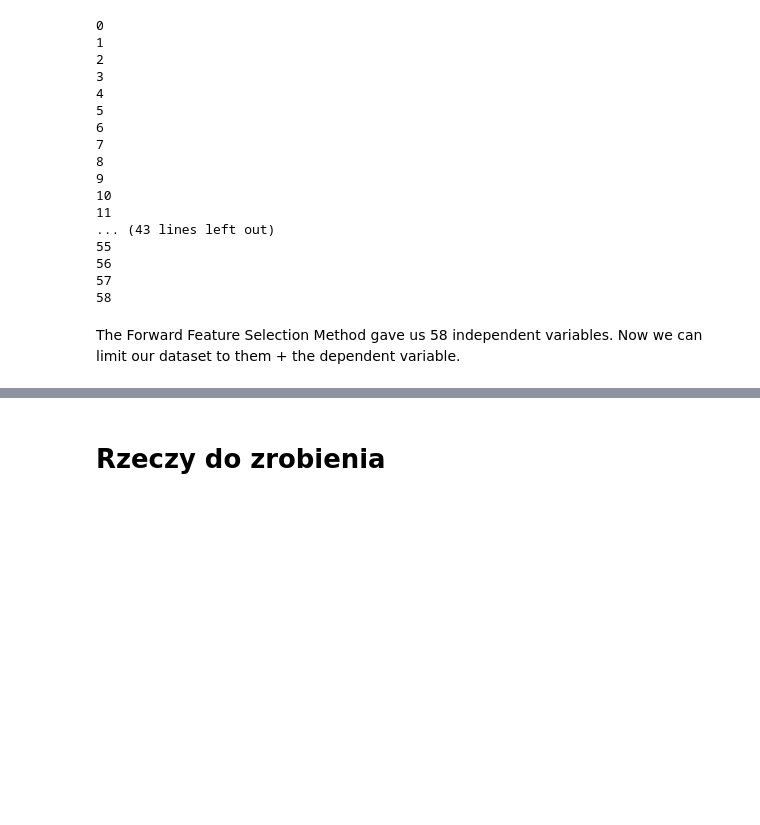
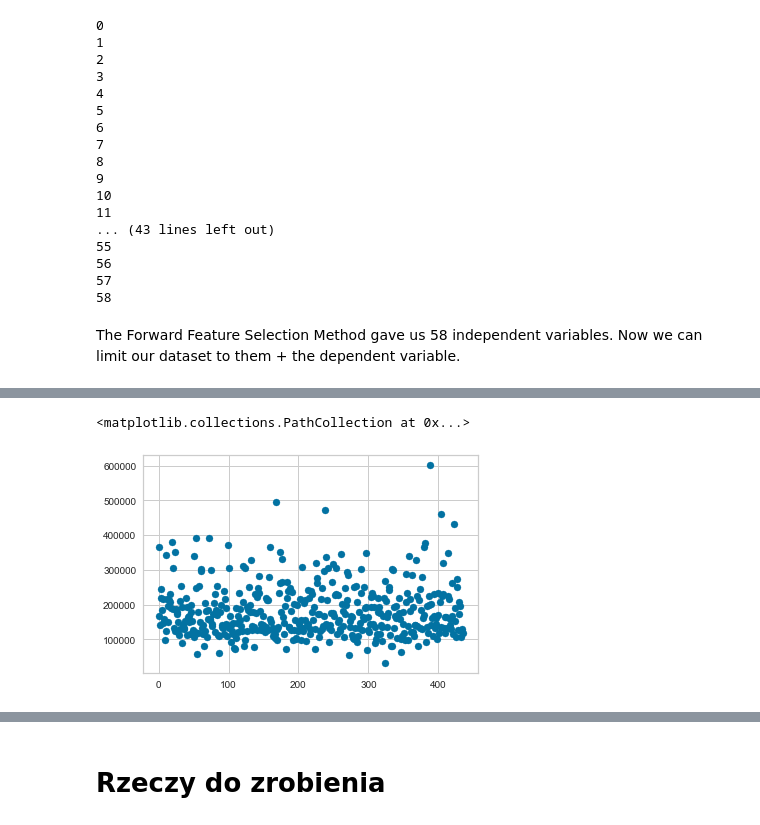
Before and after one commit to GIKroch/ML_small_dataset, a Jupyter notebook: ML_small_ds_v03.ipynb, the cells around one changed output, grey strips where cells are left out. Drawn from its saved outputs; the diff is of its cells as text; code cells hidden in the pictures; blank space fills up the shorter version.

```diff
--- a/ML_small_ds_v03.ipynb
+++ b/ML_small_ds_v03.ipynb
@@ -346,0 +392,5 @@ data
+# %%
+plt.scatter(*zip(*list(enumerate(y_lasso_predict))))
+# %% [output]
+<matplotlib.collections.PathCollection at 0x...>
+[figure, added]
```
Also changed, not shown: parts of 31 cells of this notebook.
